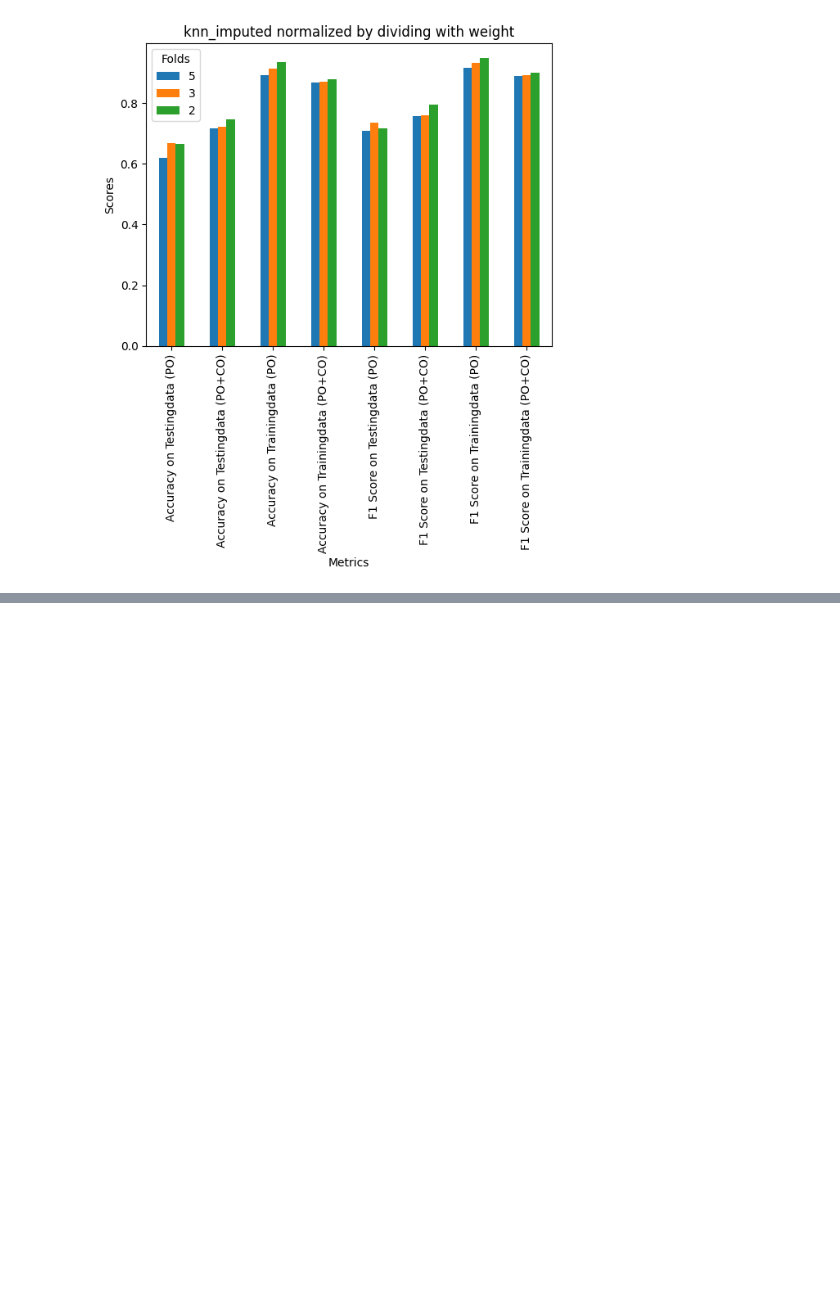
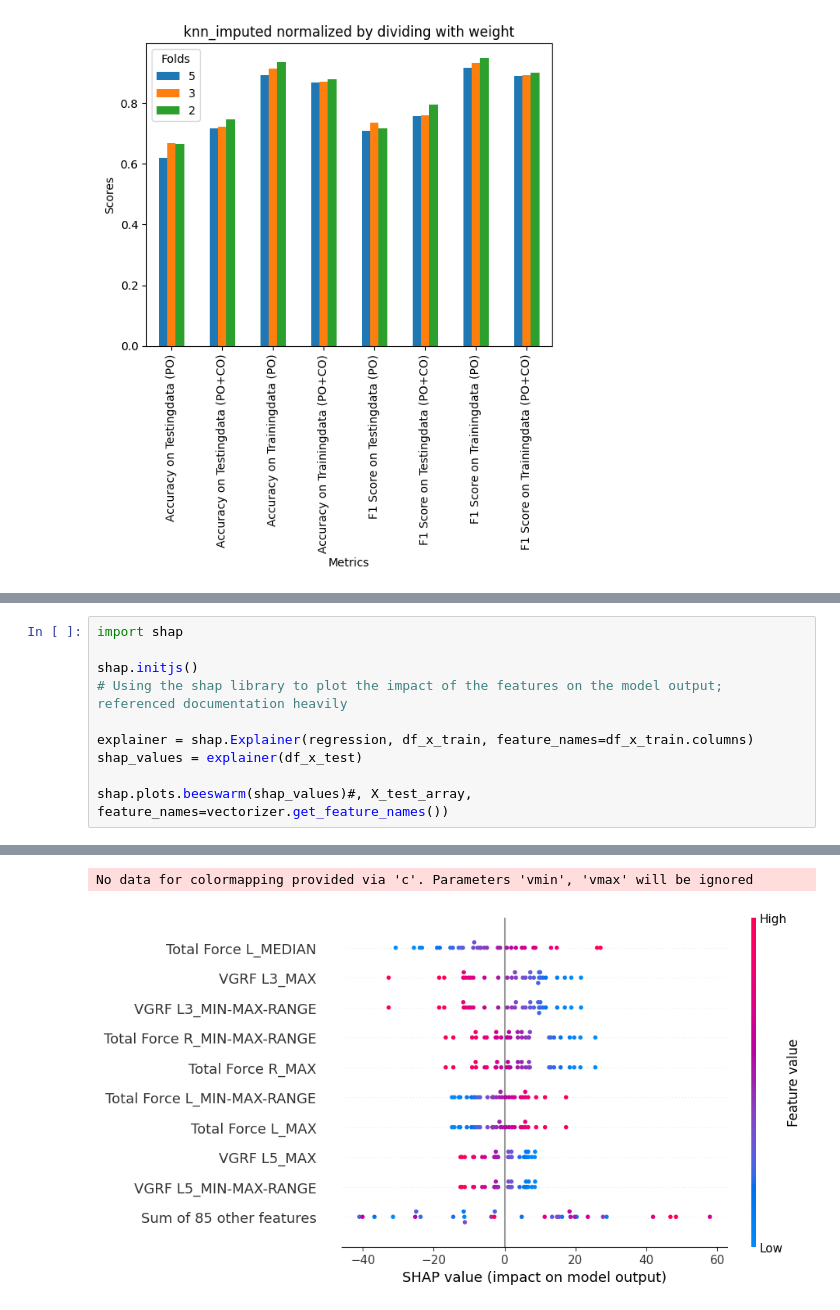
Before and after one commit to AnnemarieWittig/AI-in-Healthcare, a Jupyter notebook: task_three/task_three.ipynb, the cells around one changed output, grey strips where cells are left out. Cells and saved outputs as stored; diff of their text form; blank space fills up the shorter version.

```diff
--- a/task_three/task_three.ipynb
+++ b/task_three/task_three.ipynb
@@ -401,0 +413,11 @@ In further research with more time, I would propose using different features on
+# %%
+import shap
+
+shap.initjs()
+# Using the shap library to plot the impact of the features on the model output; referenced documentation heavily
+
+explainer = shap.Explainer(regression, df_x_train, feature_names=df_x_train.columns)
+shap_values = explainer(df_x_test)
+
+shap.plots.beeswarm(shap_values)#, X_test_array, feature_names=vectorizer.get_feature_names())
+# %% [output]
@@ -401,0 +425,2 @@ In further research with more time, I would propose using different features on
+No data for colormapping provided via 'c'. Parameters 'vmin', 'vmax' will be ignored
+[figure, added]
```
Also changed, not shown: parts of 7 cells of this notebook, 1 other file.
